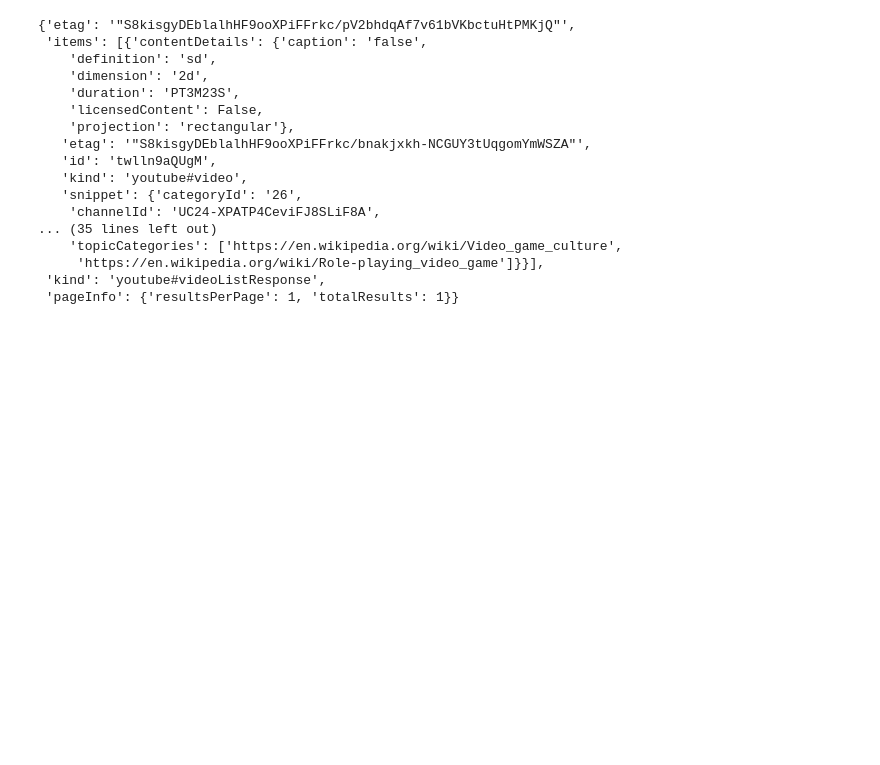
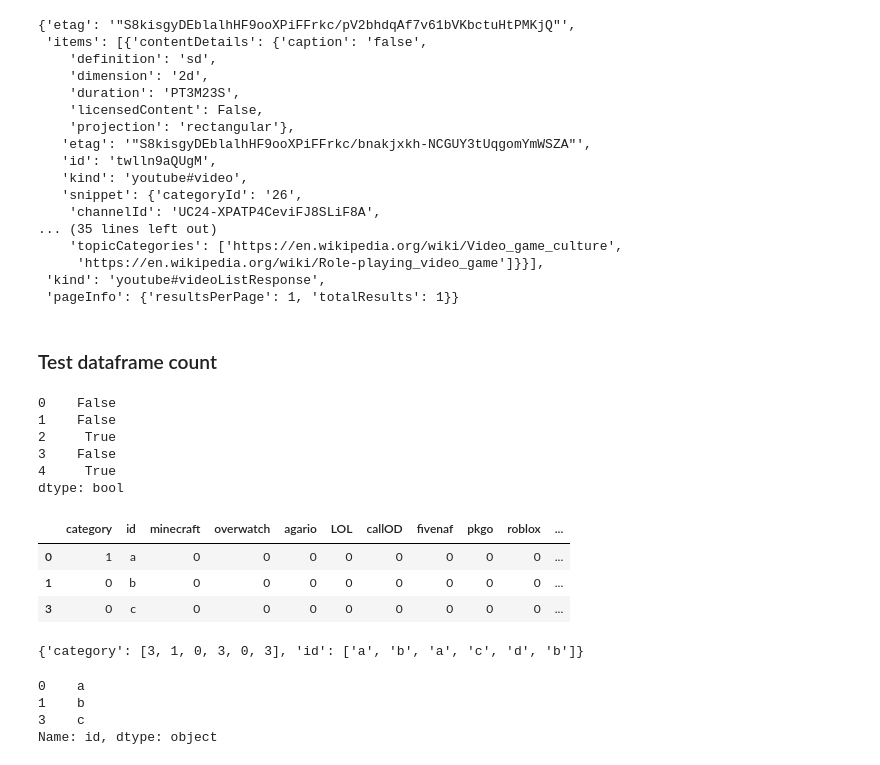
Before and after one commit to AnaRuizS/LetsplayData, a Jupyter notebook: test.ipynb, the cells around one changed output. Saved outputs shown, nothing was run; the diff lists cells and outputs as text; code cells hidden in the pictures; blank space fills up the shorter version.

```diff
--- a/test.ipynb
+++ b/test.ipynb
@@ -687,3 +687,42 @@ with open(fileName2) as f:
             break
 # %%
 #---------------- END TEST GRAPH JSON FILE
+# %% [markdown]
+### Test dataframe count
+# %%
+import pandas as pd
+d={'id': ['a', 'b','a','c','b'], 'category': [1, 0, 3,0,3]}
+df=pd.DataFrame(d)
+# %%
+df.duplicated(['id'])
+# %% [output]
+0    False
+1    False
+2     True
+3    False
+4     True
+dtype: bool
+# %%
+df_wd=df.drop_duplicates(['id'], keep='first')
+
+df_wd=df_wd.assign(minecraft=0)
+df_wd=df_wd.assign(overwatch=0)
+df_wd=df_wd.assign(agario=0)
+df_wd=df_wd.assign(LOL=0)
+df_wd=df_wd.assign(callOD=0)
+df_wd=df_wd.assign(fivenaf=0)
+df_wd=df_wd.assign(pkgo=0)
+df_wd=df_wd.assign(roblox=0)
+df_wd=df_wd.assign(gta=0)
+df_wd=df_wd.assign(happyW=0)
+# %%
+df_wd
+# %% [output]
+|  | category | id | minecraft | overwatch | agario | LOL | callOD | fivenaf | pkgo | roblox | ... |
+| 0 | 1 | a | 0 | 0 | 0 | 0 | 0 | 0 | 0 | 0 | ... |
+| 1 | 0 | b | 0 | 0 | 0 | 0 | 0 | 0 | 0 | 0 | ... |
+| 3 | 0 | c | 0 | 0 | 0 | 0 | 0 | 0 | 0 | 0 | ... |
+# %%
+d
+# %% [output]
+{'category': [3, 1, 0, 3, 0, 3], 'id': ['a', 'b', 'a', 'c', 'd', 'b']}
@@ -689,0 +731,7 @@ with open(fileName2) as f:
+# %%
+df2
+# %% [output]
+0    a
+1    b
+3    c
+Name: id, dtype: object
```
Also changed, not shown: parts of 1 cell of this notebook, 4 other files.
